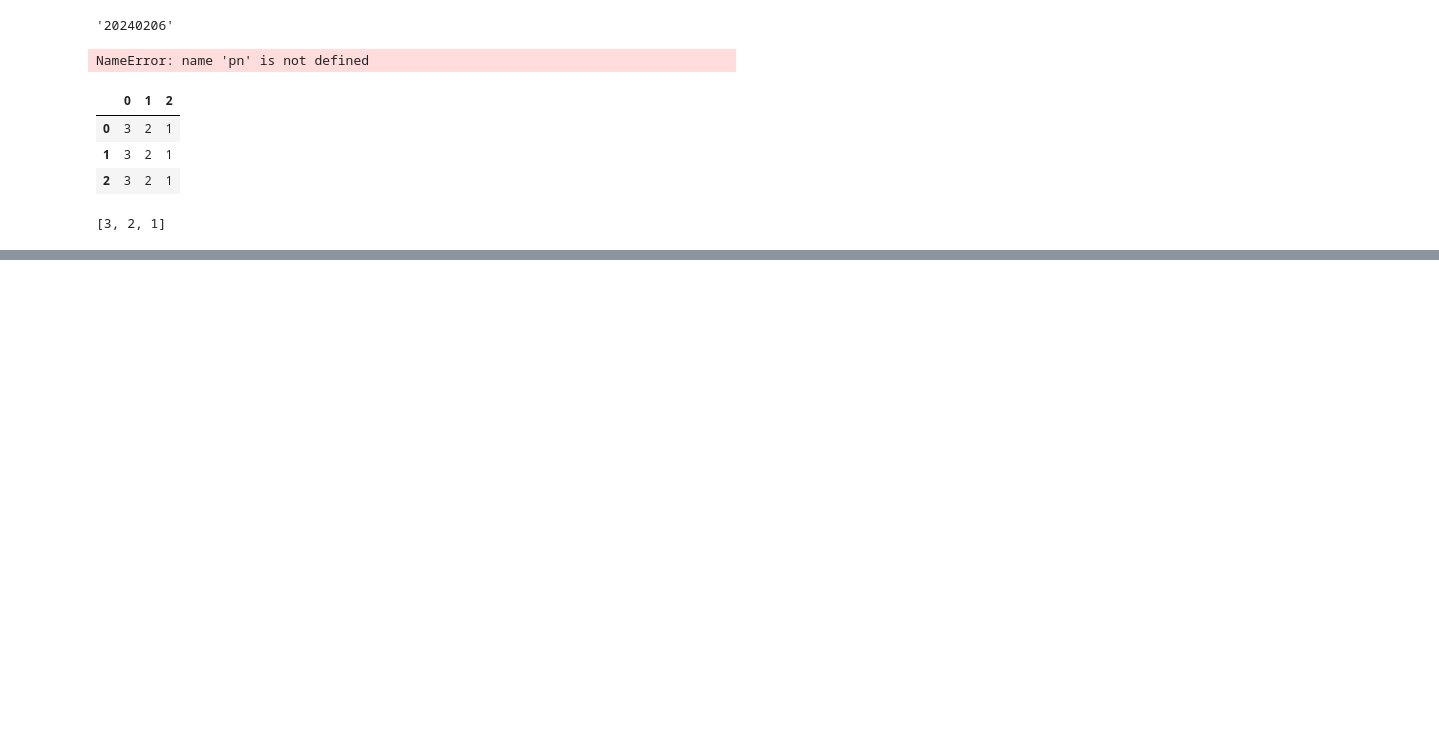
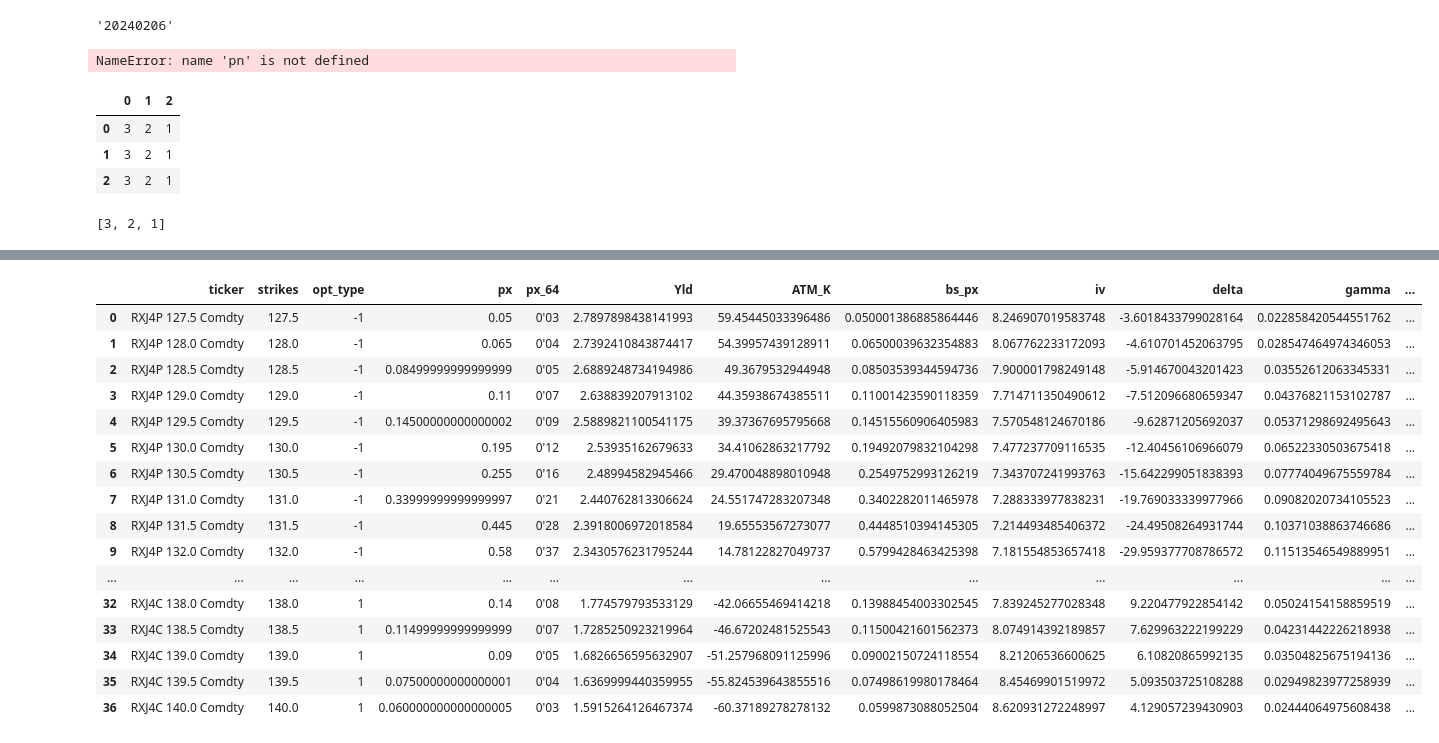
Before and after one commit to knut1402/pycharm-agi, a Jupyter notebook: Analytics/bokeh_test.ipynb, the cells around one changed output, grey strips where cells are left out. Saved outputs shown, nothing was run; the diff lists cells and outputs as text; code cells hidden in the pictures; blank space fills up the shorter version.

```diff
--- a/Analytics/bokeh_test.ipynb
+++ b/Analytics/bokeh_test.ipynb
@@ -980,0 +1474,4 @@ df.iloc[0].tolist()
+# %%
+#v2 = build_stir_vol_surf(['SFRM4P 96'], chain_len=[20,20], b=0)
+#v3 = build_vol_surf(['FVH4P 111'], chain_len=[12,12], b=0)
+v2 = build_vol_surf(['RXJ4P 133'], chain_len=[12,12], b=0)
@@ -980,0 +1496,20 @@ df.iloc[0].tolist()
+# %%
+v2.tab
+# %% [output]
+|  | ticker | strikes | opt_type | px | px_64 | Yld | ATM_K | bs_px | iv | delta | gamma | ... |
+| 0 | RXJ4P 127.5 Comdty | 127.5 | -1 | 0.05 | 0'03 | 2.7897898438141993 | 59.45445033396486 | 0.050001386885864446 | 8.246907019583748 | -3.6018433799028164 | 0.022858420544551762 | ... |
+| 1 | RXJ4P 128.0 Comdty | 128.0 | -1 | 0.065 | 0'04 | 2.7392410843874417 | 54.39957439128911 | 0.06500039632354883 | 8.067762233172093 | -4.610701452063795 | 0.028547464974346053 | ... |
+| 2 | RXJ4P 128.5 Comdty | 128.5 | -1 | 0.08499999999999999 | 0'05 | 2.6889248734194986 | 49.3679532944948 | 0.08503539344594736 | 7.900001798249148 | -5.914670043201423 | 0.03552612063345331 | ... |
+| 3 | RXJ4P 129.0 Comdty | 129.0 | -1 | 0.11 | 0'07 | 2.638839207913102 | 44.35938674385511 | 0.11001423590118359 | 7.714711350490612 | -7.512096680659347 | 0.04376821153102787 | ... |
+| 4 | RXJ4P 129.5 Comdty | 129.5 | -1 | 0.14500000000000002 | 0'09 | 2.5889821100541175 | 39.37367695795668 | 0.14515560906405983 | 7.570548124670186 | -9.62871205692037 | 0.05371298692495643 | ... |
+| 5 | RXJ4P 130.0 Comdty | 130.0 | -1 | 0.195 | 0'12 | 2.53935162679633 | 34.41062863217792 | 0.19492079832104298 | 7.477237709116535 | -12.40456106966079 | 0.06522330503675418 | ... |
+| 6 | RXJ4P 130.5 Comdty | 130.5 | -1 | 0.255 | 0'16 | 2.48994582945466 | 29.470048898010948 | 0.2549752993126219 | 7.343707241993763 | -15.642299051838393 | 0.07774049675559784 | ... |
+| 7 | RXJ4P 131.0 Comdty | 131.0 | -1 | 0.33999999999999997 | 0'21 | 2.440762813306624 | 24.551747283207348 | 0.3402282011465978 | 7.288333977838231 | -19.769033339977966 | 0.09082020734105523 | ... |
+| 8 | RXJ4P 131.5 Comdty | 131.5 | -1 | 0.445 | 0'28 | 2.3918006972018584 | 19.65553567273077 | 0.4448510394145305 | 7.214493485406372 | -24.49508264931744 | 0.10371038863746686 | ... |
+| 9 | RXJ4P 132.0 Comdty | 132.0 | -1 | 0.58 | 0'37 | 2.3430576231795244 | 14.78122827049737 | 0.5799428463425398 | 7.181554853657418 | -29.959377708786572 | 0.11513546549889951 | ... |
+| ... | ... | ... | ... | ... | ... | ... | ... | ... | ... | ... | ... | ... |
+| 32 | RXJ4C 138.0 Comdty | 138.0 | 1 | 0.14 | 0'08 | 1.774579793533129 | -42.06655469414218 | 0.13988454003302545 | 7.839245277028348 | 9.220477922854142 | 0.05024154158859519 | ... |
+| 33 | RXJ4C 138.5 Comdty | 138.5 | 1 | 0.11499999999999999 | 0'07 | 1.7285250923219964 | -46.67202481525543 | 0.11500421601562373 | 8.074914392189857 | 7.629963222199229 | 0.04231442226218938 | ... |
+| 34 | RXJ4C 139.0 Comdty | 139.0 | 1 | 0.09 | 0'05 | 1.6826656595632907 | -51.257968091125996 | 0.09002150724118554 | 8.21206536600625 | 6.10820865992135 | 0.03504825675194136 | ... |
+| 35 | RXJ4C 139.5 Comdty | 139.5 | 1 | 0.07500000000000001 | 0'04 | 1.6369999440359955 | -55.824539643855516 | 0.07498619980178464 | 8.45469901519972 | 5.093503725108288 | 0.02949823977258939 | ... |
+| 36 | RXJ4C 140.0 Comdty | 140.0 | 1 | 0.060000000000000005 | 0'03 | 1.5915264126467374 | -60.37189278278132 | 0.0599873088052504 | 8.620931272248997 | 4.129057239430903 | 0.02444064975608438 | ... |
```
Also changed, not shown: parts of 33 cells of this notebook, 48 other files.
